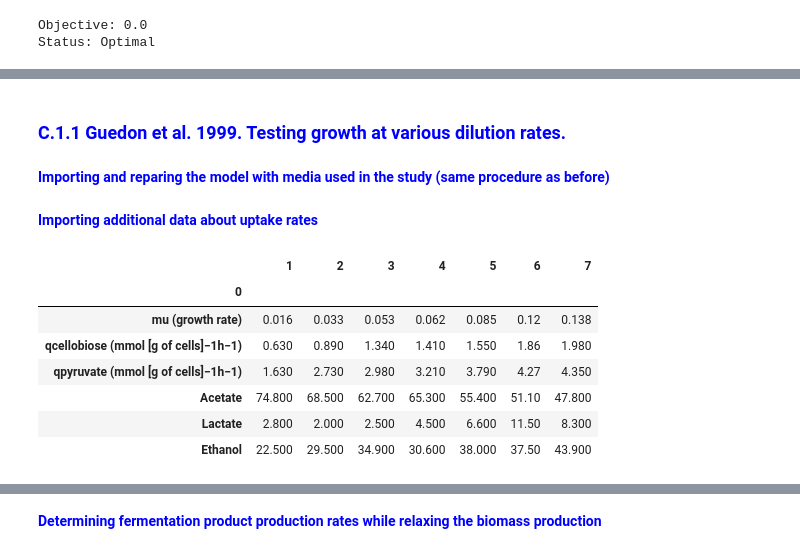
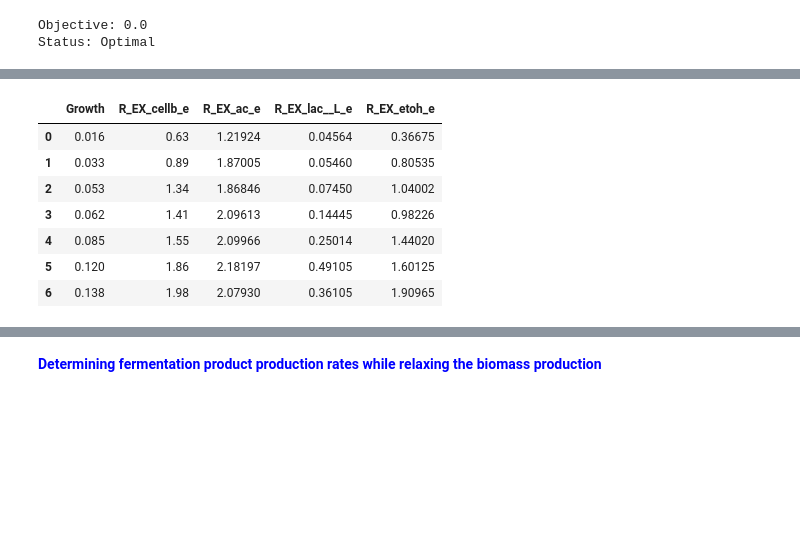
Before and after one commit to IdunBurgos/Ruminiclostridium-cellullolyticum-model-final, a Jupyter notebook: notebooks/Step 5 - Model testing.ipynb, the cells around one changed output, grey strips where cells are left out. Saved outputs shown, nothing was run; the diff lists cells and outputs as text; code cells hidden in the pictures; blank space fills up the shorter version.

Commit message:
clean up part 5

```diff
--- a/notebooks/Step 5 - Model testing.ipynb
+++ b/notebooks/Step 5 - Model testing.ipynb
@@ -203,4 +86,0 @@ Daniel asked me to do additional testing of the model based on the data that I'v
-# %% [markdown]
-### <span style="color: blue;">C.1.1 Guedon et al. 1999. Testing growth at various dilution rates.</span>
-# %% [markdown]
-<span style="color: blue;">**Importing and reparing the model with media used in the study (same procedure as before)**</span>
@@ -212,18 +87,12 @@ with warnings.catch_warnings(): # The code will create warnings because some of
-# %% [markdown]
-<span style="color: blue;">**Importing additional data about uptake rates**</span>
 # %%
-chemostat= pd.read_excel('/Users/idunmariaburgos/Documents/Work/Project/Ruminiclostridium cellulolyticum part 2/Guedon1999_chemostat_data.xlsx',
-              sheet_name='Sheet1',
-              header=None,
-              index_col=0,
-              usecols="A:H")
+chemostat= pd.read_excel('../input/Guedon1999_chemostat_data.xlsx', sheet_name='Sheet2', usecols="A:E")
 chemostat
 # %% [output]
-|  | 1 | 2 | 3 | 4 | 5 | 6 | 7 |
-| 0 |  |  |  |  |  |  |  |
-| mu (growth rate) | 0.016 | 0.033 | 0.053 | 0.062 | 0.085 | 0.12 | 0.138 |
-| qcellobiose (mmol [g of cells]−1h−1) | 0.630 | 0.890 | 1.340 | 1.410 | 1.550 | 1.86 | 1.980 |
-| qpyruvate (mmol [g of cells]−1h−1) | 1.630 | 2.730 | 2.980 | 3.210 | 3.790 | 4.27 | 4.350 |
-| Acetate | 74.800 | 68.500 | 62.700 | 65.300 | 55.400 | 51.10 | 47.800 |
-| Lactate | 2.800 | 2.000 | 2.500 | 4.500 | 6.600 | 11.50 | 8.300 |
-| Ethanol | 22.500 | 29.500 | 34.900 | 30.600 | 38.000 | 37.50 | 43.900 |
+|  | Growth | R_EX_cellb_e | R_EX_ac_e | R_EX_lac__L_e | R_EX_etoh_e |
+| 0 | 0.016 | 0.63 | 1.21924 | 0.04564 | 0.36675 |
+| 1 | 0.033 | 0.89 | 1.87005 | 0.05460 | 0.80535 |
+| 2 | 0.053 | 1.34 | 1.86846 | 0.07450 | 1.04002 |
+| 3 | 0.062 | 1.41 | 2.09613 | 0.14445 | 0.98226 |
+| 4 | 0.085 | 1.55 | 2.09966 | 0.25014 | 1.44020 |
+| 5 | 0.120 | 1.86 | 2.18197 | 0.49105 | 1.60125 |
+| 6 | 0.138 | 1.98 | 2.07930 | 0.36105 | 1.90965 |
```
Also changed, not shown: parts of 81 cells of this notebook, 9 other files.
